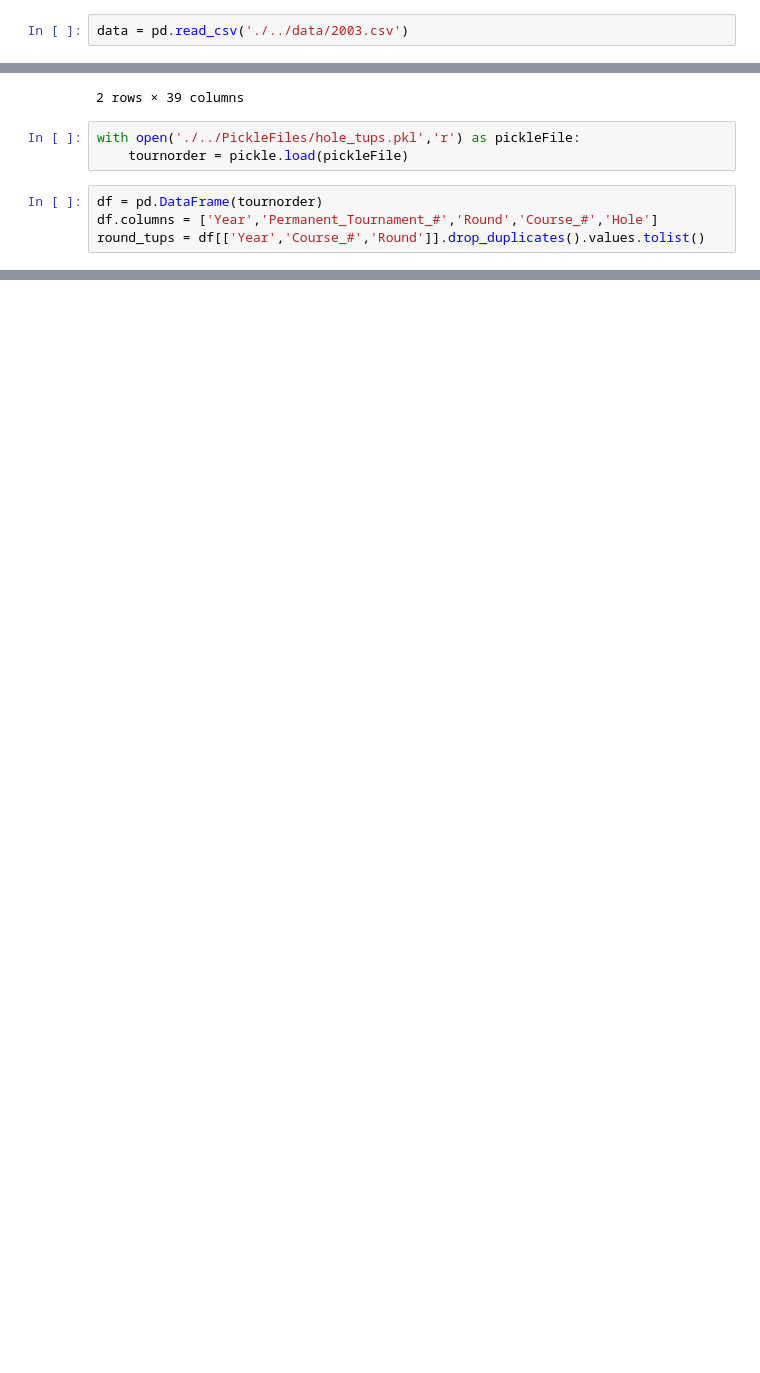
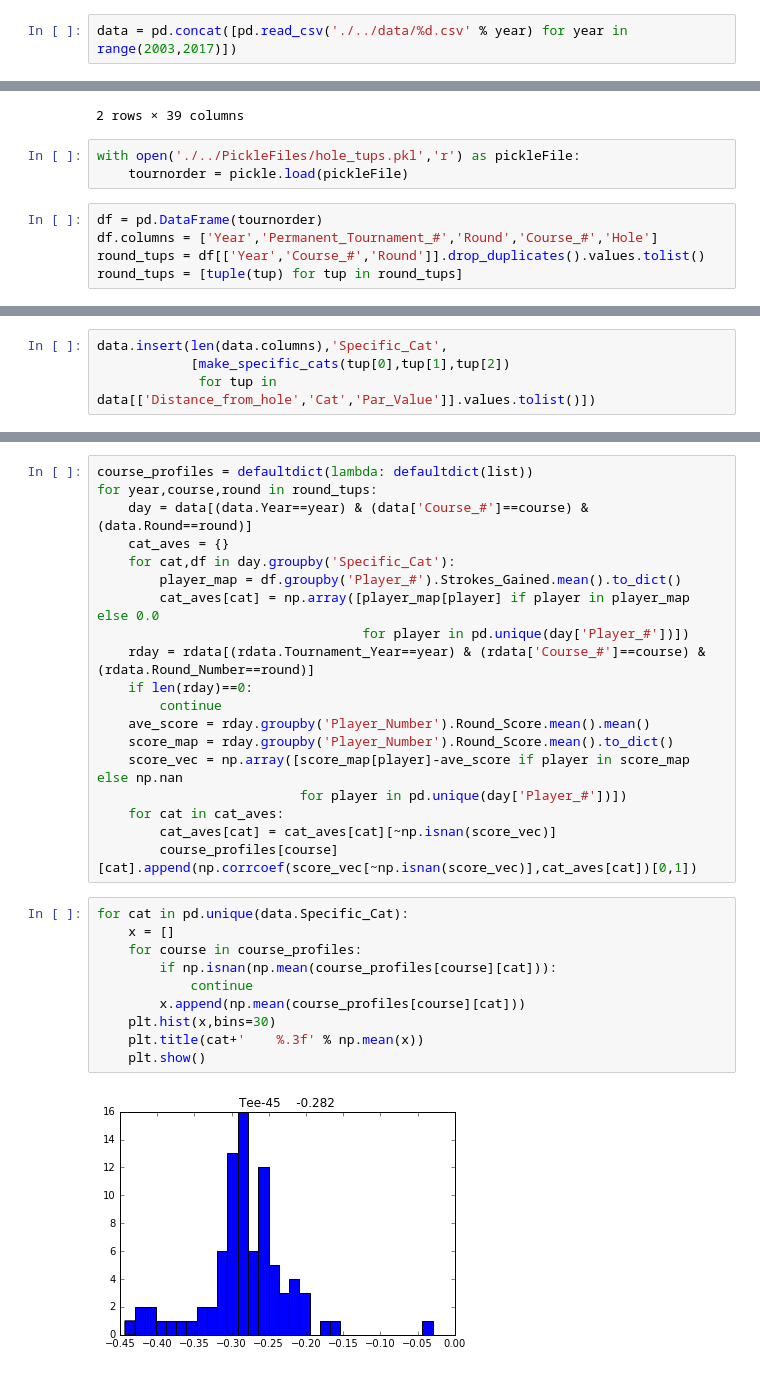
Before and after one commit to adamwlev/StrokesGained2, a Jupyter notebook: Modeling/Course Profiles.ipynb, the cells around one changed output, grey strips where cells are left out. Drawn from its saved outputs; the diff is of its cells as text; blank space fills up the shorter version.

Commit message:
Course Profiles

```diff
--- a/Modeling/Course Profiles.ipynb
+++ b/Modeling/Course Profiles.ipynb
@@ -5,5 +9,5 @@ import pickle
 # %%
-data = pd.read_csv('./../data/2003.csv')
+data = pd.concat([pd.read_csv('./../data/%d.csv' % year) for year in range(2003,2017)])
 # %%
 rdata = pd.read_csv('./../data/round.csv')
 # %%
@@ -26,4 +30,5 @@ with open('./../PickleFiles/hole_tups.pkl','r') as pickleFile:
 df = pd.DataFrame(tournorder)
 df.columns = ['Year','Permanent_Tournament_#','Round','Course_#','Hole']
 round_tups = df[['Year','Course_#','Round']].drop_duplicates().values.tolist()
+round_tups = [tuple(tup) for tup in round_tups]
 # %%
@@ -48,0 +70,4 @@ round_tups
+# %%
+data.insert(len(data.columns),'Specific_Cat',
+            [make_specific_cats(tup[0],tup[1],tup[2])
+             for tup in data[['Distance_from_hole','Cat','Par_Value']].values.tolist()])
@@ -48,0 +94,31 @@ round_tups
+# %%
+course_profiles = defaultdict(lambda: defaultdict(list))
+for year,course,round in round_tups:
+    day = data[(data.Year==year) & (data['Course_#']==course) & (data.Round==round)]
+    cat_aves = {}
+    for cat,df in day.groupby('Specific_Cat'):
+        player_map = df.groupby('Player_#').Strokes_Gained.mean().to_dict()
+        cat_aves[cat] = np.array([player_map[player] if player in player_map else 0.0
+                                  for player in pd.unique(day['Player_#'])])
+    rday = rdata[(rdata.Tournament_Year==year) & (rdata['Course_#']==course) & (rdata.Round_Number==round)]
+    if len(rday)==0:
+        continue
+    ave_score = rday.groupby('Player_Number').Round_Score.mean().mean()
+    score_map = rday.groupby('Player_Number').Round_Score.mean().to_dict()
+    score_vec = np.array([score_map[player]-ave_score if player in score_map else np.nan
+                          for player in pd.unique(day['Player_#'])])
+    for cat in cat_aves:
+        cat_aves[cat] = cat_aves[cat][~np.isnan(score_vec)]
+        course_profiles[course][cat].append(np.corrcoef(score_vec[~np.isnan(score_vec)],cat_aves[cat])[0,1])
+# %%
+for cat in pd.unique(data.Specific_Cat):
+    x = []
+    for course in course_profiles:
+        if np.isnan(np.mean(course_profiles[course][cat])):
+            continue
+        x.append(np.mean(course_profiles[course][cat]))
+    plt.hist(x,bins=30)
+    plt.title(cat+'    %.3f' % np.mean(x))
+    plt.show()
+# %% [output]
+[figure, added]
```
Also changed, not shown: parts of 17 cells of this notebook.
